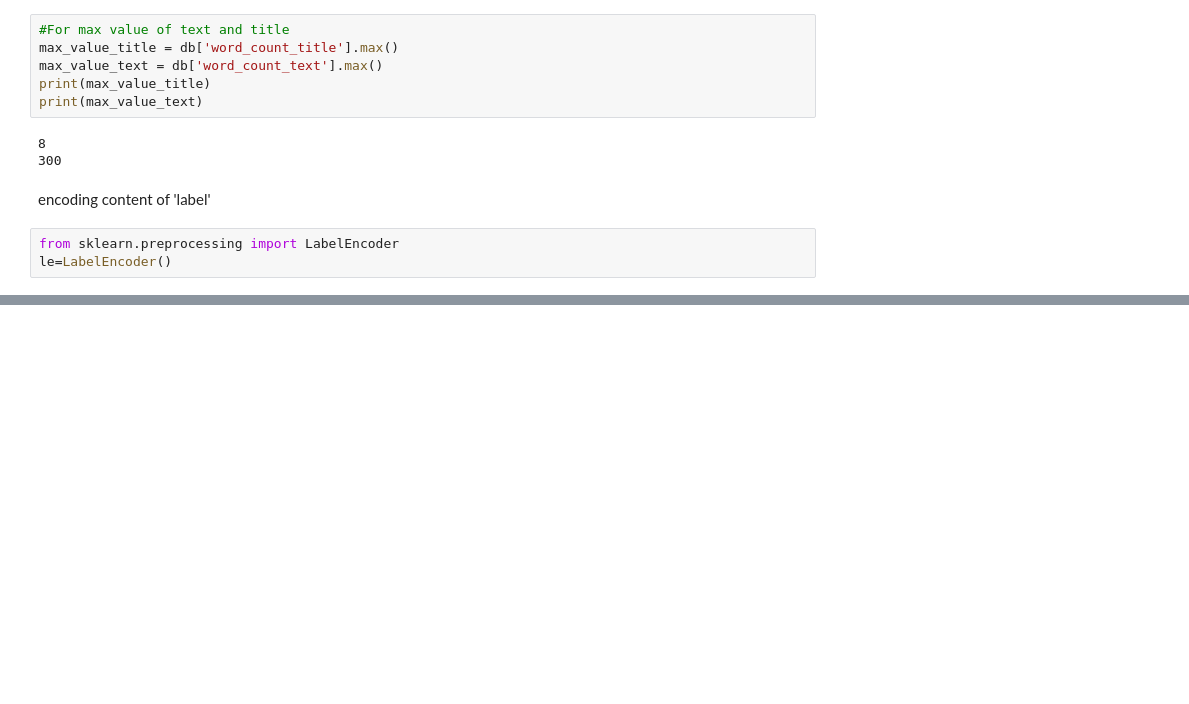
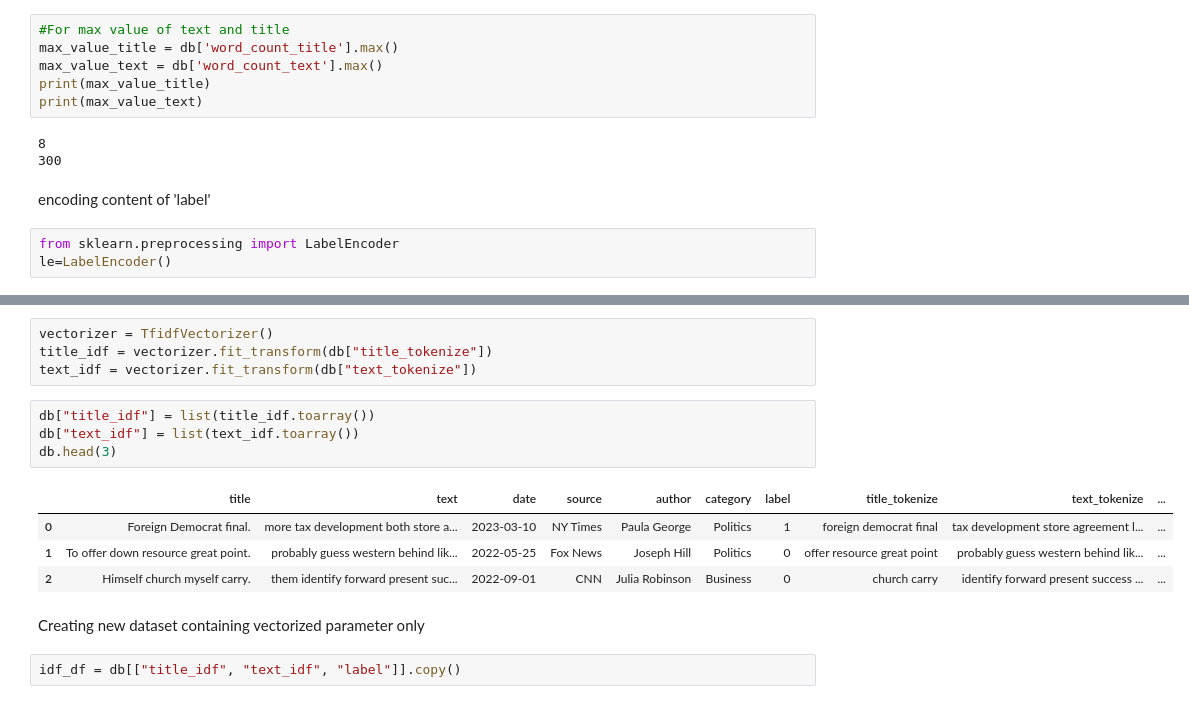
Before and after one commit to geniusdude1012/Fake_news_detection, a Jupyter notebook: fake_news_detection.ipynb, the cells around one changed output, grey strips where cells are left out. Cells and saved outputs as stored; diff of their text form; blank space fills up the shorter version.

```diff
--- a/fake_news_detection.ipynb
+++ b/fake_news_detection.ipynb
@@ -104,0 +179,17 @@ db.head(3)
+# %%
+vectorizer = TfidfVectorizer()
+title_idf = vectorizer.fit_transform(db["title_tokenize"])
+text_idf = vectorizer.fit_transform(db["text_tokenize"])
+# %%
+db["title_idf"] = list(title_idf.toarray())
+db["text_idf"] = list(text_idf.toarray())
+db.head(3)
+# %% [output]
+|  | title | text | date | source | author | category | label | title_tokenize | text_tokenize | ... |
+| 0 | Foreign Democrat final. | more tax development both store a... | 2023-03-10 | NY Times | Paula George | Politics | 1 | foreign democrat final | tax development store agreement l... | ... |
+| 1 | To offer down resource great point. | probably guess western behind lik... | 2022-05-25 | Fox News | Joseph Hill | Politics | 0 | offer resource great point | probably guess western behind lik... | ... |
+| 2 | Himself church myself carry. | them identify forward present suc... | 2022-09-01 | CNN | Julia Robinson | Business | 0 | church carry | identify forward present success ... | ... |
+# %% [markdown]
+Creating new dataset containing vectorized parameter only
+# %%
+idf_df = db[["title_idf", "text_idf", "label"]].copy()
```
Also changed, not shown: parts of 19 cells of this notebook.
